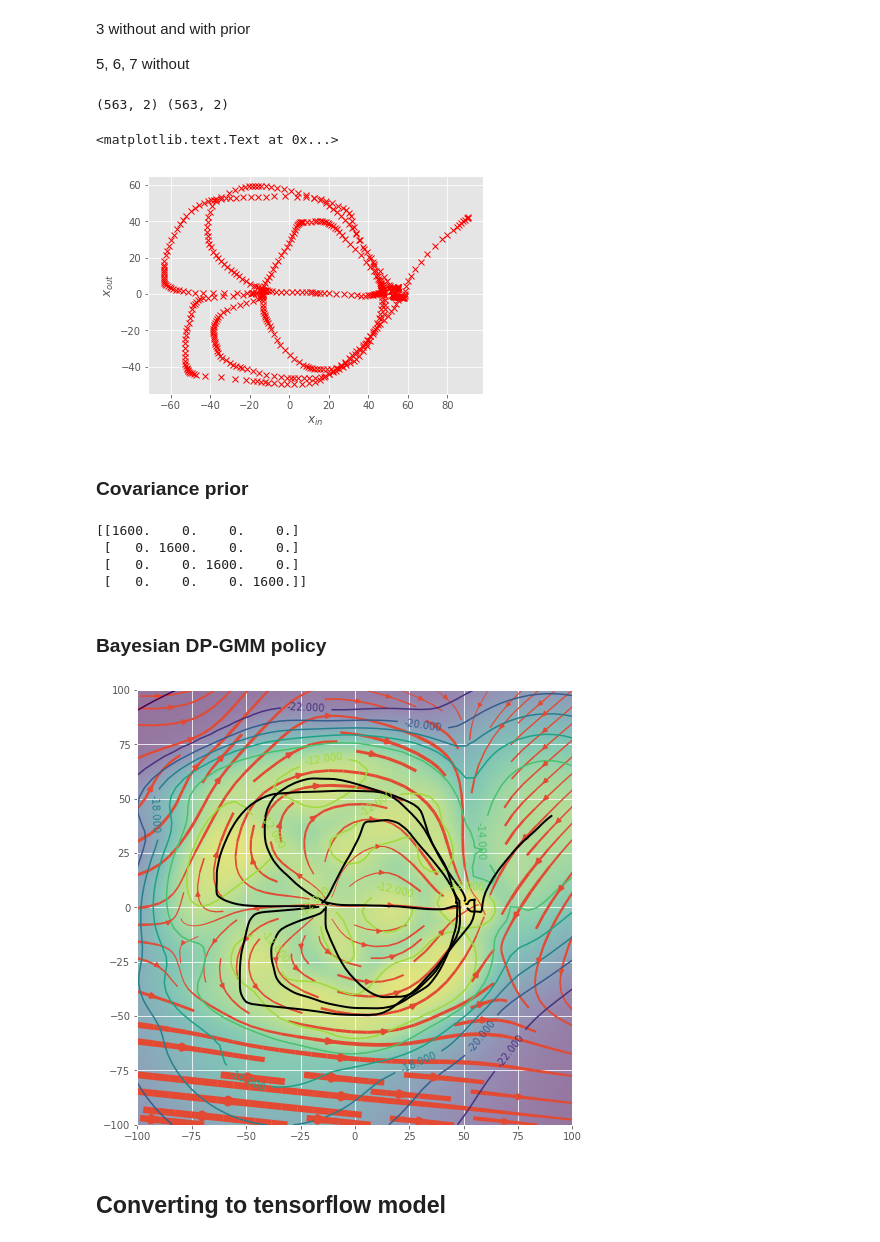
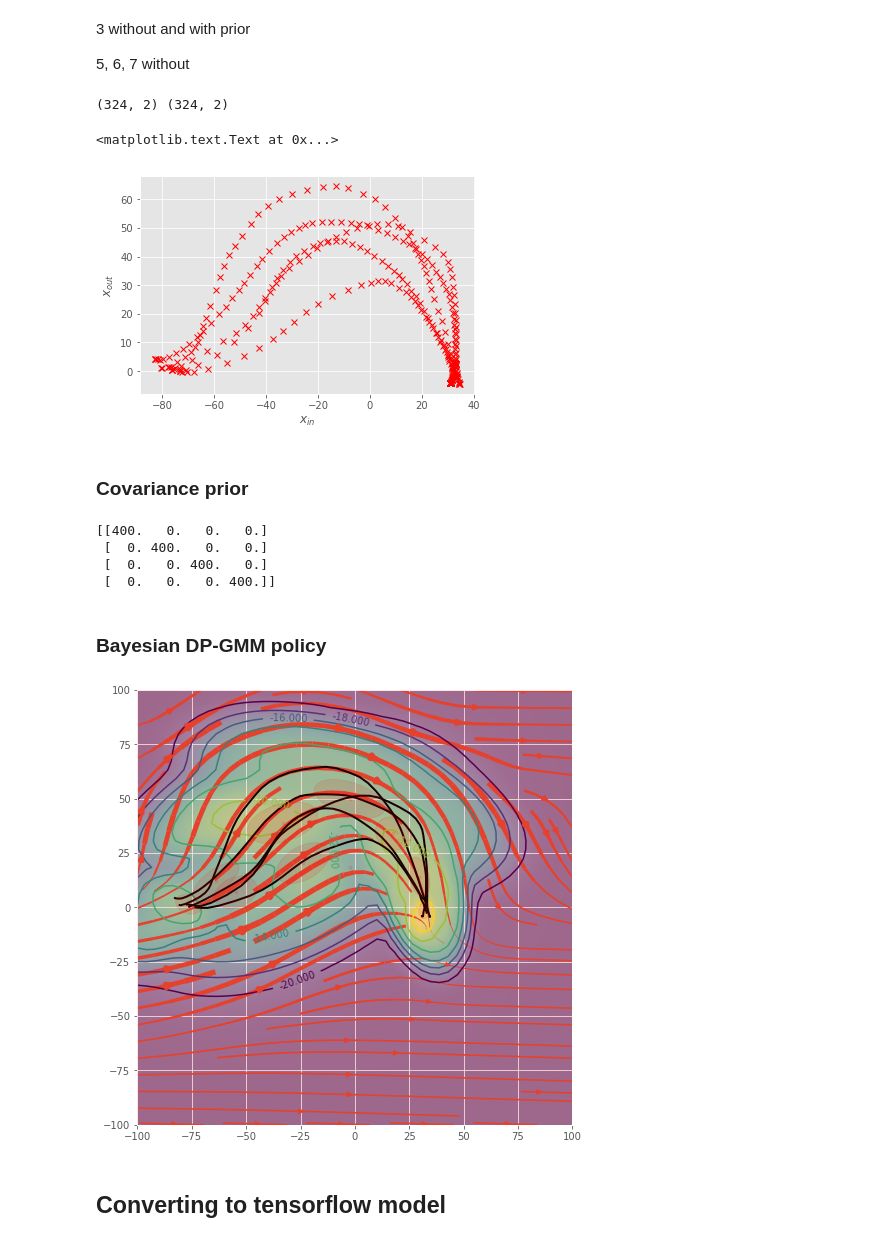
Before and after one commit to itohdak/pbdlib-python, a Jupyter notebook: pop/Test Bayesian GMM - Policy - Quadratic approximation mixture of Gaussian.ipynb, the cells around one changed output. Saved outputs shown, nothing was run; the diff lists cells and outputs as text; code cells hidden in the pictures.

```diff
--- a/pop/Test Bayesian GMM - Policy - Quadratic approximation mixture of Gaussian.ipynb
+++ b/pop/Test Bayesian GMM - Policy - Quadratic approximation mixture of Gaussian.ipynb
@@ -19,21 +19,22 @@ demos.py -f policy_001 -p $HOME/code/MEMMO/policy_learning/data/tests/
 
 5, 6, 7 without
 # %%
-data = np.load('../data/tests/policy_005.npy')[()]
+demo_name = 'policy_001'
+data = np.load('./data/tests/%s.npy' % demo_name)[()]
 # %%
 x_in = np.concatenate(data['x'], axis=0)
 x_out = np.concatenate(data['dx'], axis=0)
 x_joint = np.concatenate([x_in, x_out], axis=1)
 print x_in.shape, x_out.shape
 # %% [output]
-(563, 2) (563, 2)
+(324, 2) (324, 2)
 # %%
 plt.plot(x_in[:, 0], x_in[:, 1], 'rx')
 plt.xlabel(r'$x_{in}$')
 plt.ylabel(r'$x_{out}$')
 # %% [output]
 <matplotlib.text.Text at 0x...>
-[figure, old version]
+[figure, new version]
 # %%
 n_in = x_in.shape[1]
 n_out = x_out.shape[1]
@@ -42,19 +43,19 @@ n_data = x_joint.shape[0]
 # %% [markdown]
 ### Covariance prior
 # %%
-cov_tril = 40. * np.eye(4)
+cov_tril = 20. * np.eye(4)
 # cov_tril[2:4, :2] = -30. * np.eye(2)
 cov_tril[2:4, :2] = 0. * np.eye(2)
 cov = cov_tril.T.dot(cov_tril)
 print cov
 # %% [output]
-[[1600.    0.    0.    0.]
- [   0. 1600.    0.    0.]
- [   0.    0. 1600.    0.]
- [   0.    0.    0. 1600.]]
+[[400.   0.   0.   0.]
+ [  0. 400.   0.   0.]
+ [  0.   0. 400.   0.]
+ [  0.   0.   0. 400.]]
 # %%
 joint_model = pbd.VBayesianGMM({
-        'n_components':25, 'n_init':3, 'reg_covar': 0.6 ** 2,
+        'n_components':10, 'n_init':3, 'reg_covar': 0.6 ** 2,
         'covariance_prior': cov, 'mean_precision_prior':20. ** -2,
         'weight_concentration_prior_type':'dirichlet_process', 'weight_concentration_prior': 1e3,
         'degrees_of_freedom_prior': n_joint - 1. + 1.3 })
@@ -82,12 +83,12 @@ def uncertainty(x):
 # %%
 plt.figure(figsize=(8, 8))
 pbd.plot_dynamic_system(f, xlim=[-100, 100], ylim=[-100, 100], equal=True, scale=0.05)
 pbd.plot_function_map(uncertainty, xlim=[-100, 100], ylim=[-100, 100], nb_sub=80, opp=False)
-# joint_model.plot(dim=[0, 1], alpha=0.1)
+joint_model.plot(dim=[0, 1], alpha=0.1)
 for d in data['x']:
     plt.plot(d[:, 0], d[:, 1], 'k', lw=2)
 # %% [output]
-[figure, old version]
+[figure, new version]
 # %% [markdown]
 ##  Converting to tensorflow model
 # %%
```
Also changed, not shown: parts of 19 cells of this notebook, 10 other files.
